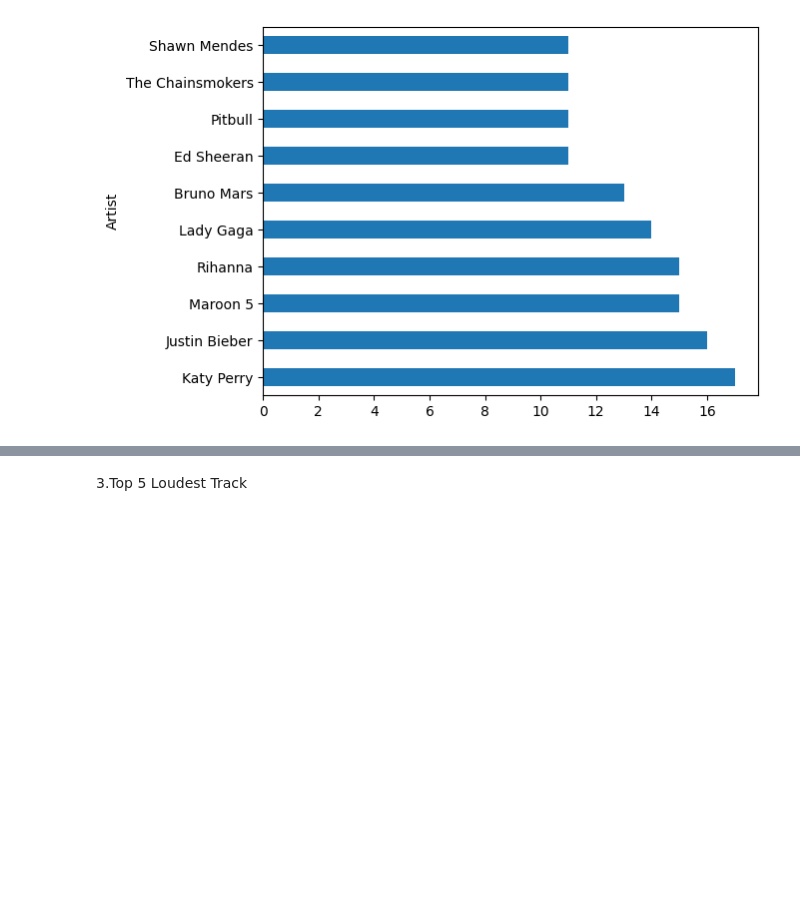
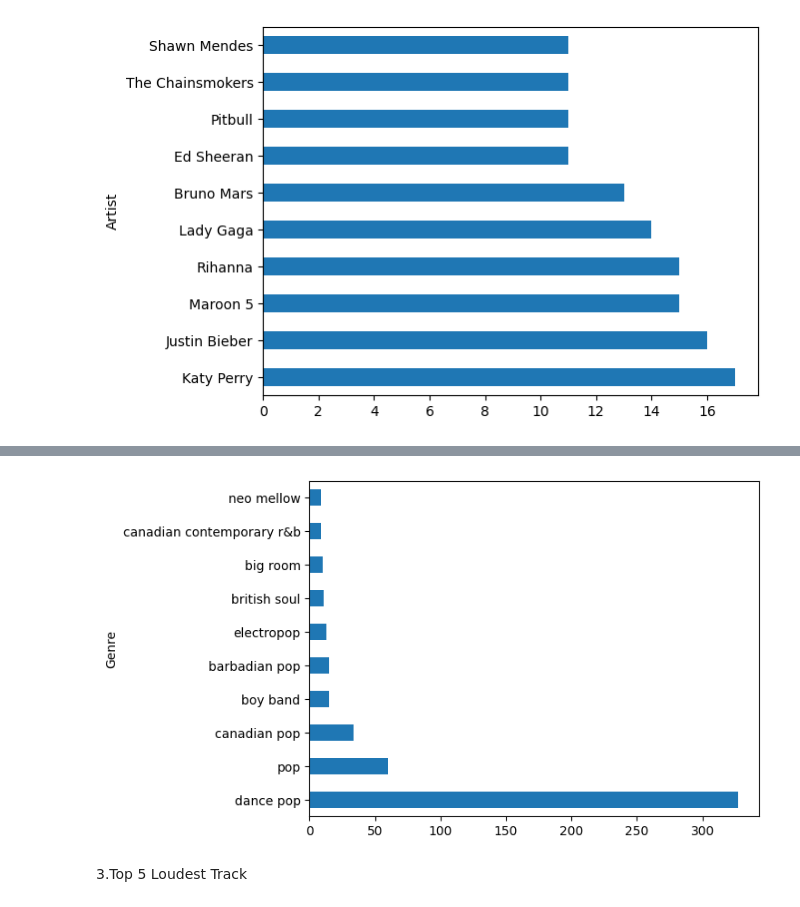
Before and after one commit to Shubhangini19/spotifyDataAnalysis, a Jupyter notebook: SpotifyDataAnalysis7.ipynb, the cells around one changed output, grey strips where cells are left out. Saved outputs shown, nothing was run; the diff lists cells and outputs as text; code cells hidden in the pictures; blank space fills up the shorter version.

```diff
--- a/SpotifyDataAnalysis7.ipynb
+++ b/SpotifyDataAnalysis7.ipynb
@@ -272,0 +246,4 @@ sns.countplot(y='Genre', data=df)
+# %%
+# Top 10 Genres released in each year
+Genre_yr = df.groupby("Genre").count().sort_values(by="Year", ascending=False) ["Year"][:10]
+Genre_yr
@@ -273,3 +263,9 @@ sns.countplot(y='Genre', data=df)
+# %%
+#Visualising
+Genre_yr.plot.barh()
+plt.show()
+# %% [output]
+[figure, added]
 # %% [markdown]
 3.Top 5 Loudest Track
 # %%
```
Also changed, not shown: parts of 11 cells of this notebook.
